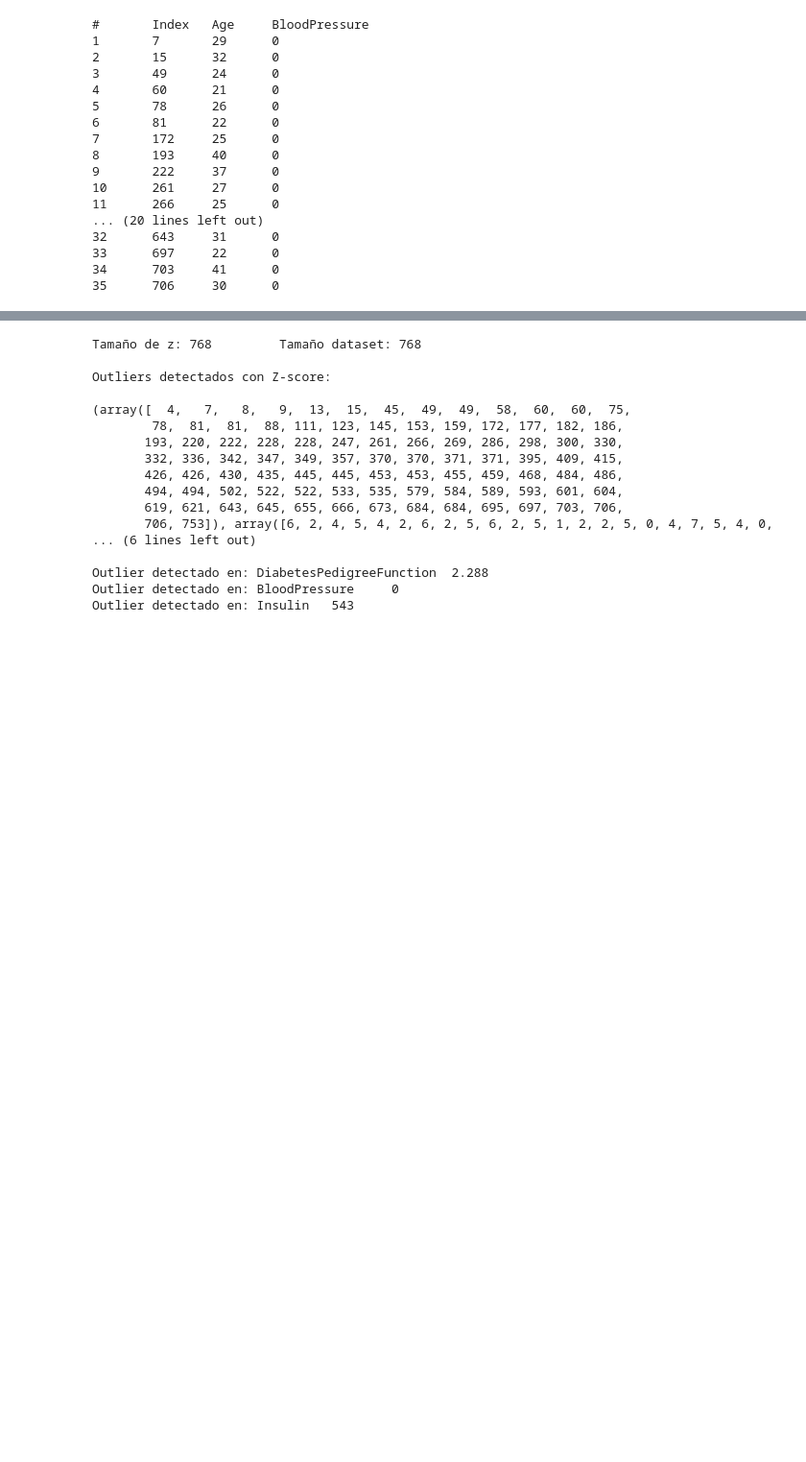
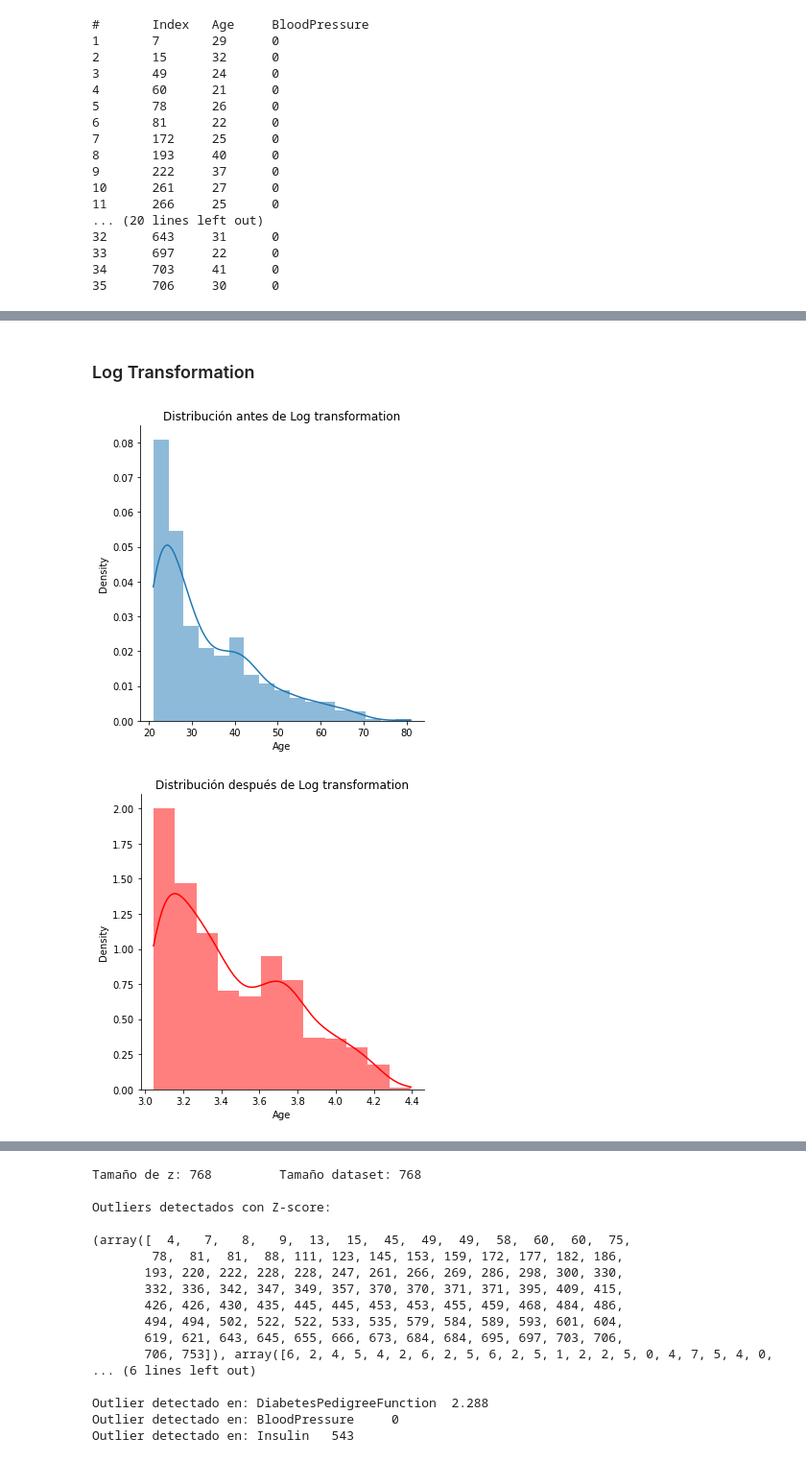
Before and after one commit to orlandxrf/curso-dl, a Jupyter notebook: notebooks/11a_Outliers.ipynb, the cells around one changed output, grey strips where cells are left out. Shown at 96% size. Cells and saved outputs as stored; diff of their text form; code cells hidden in the pictures; blank space fills up the shorter version.

```diff
--- a/notebooks/11a_Outliers.ipynb
+++ b/notebooks/11a_Outliers.ipynb
@@ -166,0 +193,16 @@ for i, item in enumerate(tmp[0]):
+# %% [markdown]
+### Log Transformation
+# %%
+sns.displot(df['Age'], kde=True, stat="density", linewidth=0)
+plt.title("Distribución antes de Log transformation")
+sns.despine()
+plt.show()
+
+tmp_log_transf = np.log(df['Age'])
+sns.displot(tmp_log_transf, kde=True, stat="density", linewidth=0, color="red")
+plt.title("Distribución después de Log transformation")
+sns.despine()
+plt.show()
+# %% [output]
+[figure, added]
+[figure, added]
```
Also changed, not shown: parts of 11 cells of this notebook.
